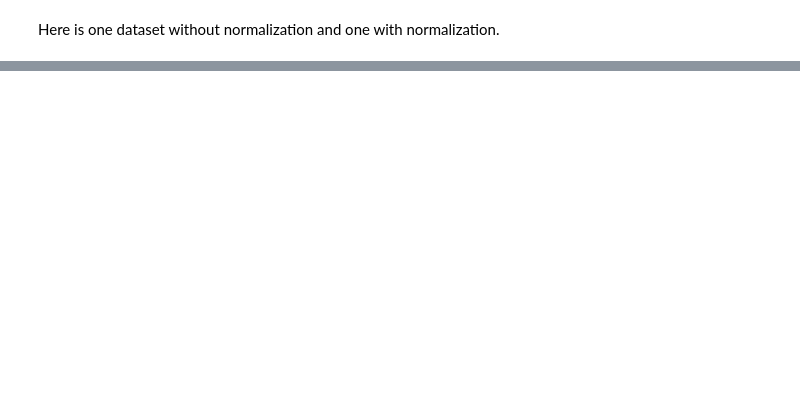
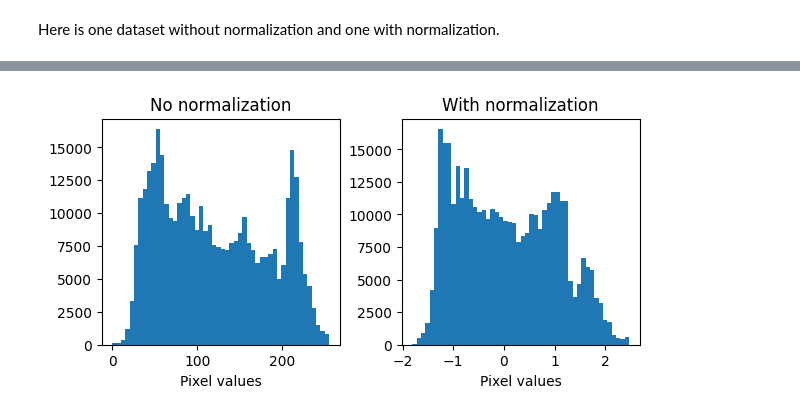
Before and after one commit to kevin-allen/unetTracker, a Jupyter notebook: tracking_project_notebooks/03_data_normalization.ipynb, the cells around one changed output, grey strips where cells are left out. Saved outputs shown, nothing was run; the diff lists cells and outputs as text; code cells hidden in the pictures; blank space fills up the shorter version.

```diff
--- a/tracking_project_notebooks/03_data_normalization.ipynb
+++ b/tracking_project_notebooks/03_data_normalization.ipynb
@@ -108,0 +118,11 @@ Clipping input data to the valid range for imshow with RGB data ([0..1] for floa
+# %%
+fig,ax = plt.subplots(1,2,figsize=(6,3),layout="constrained")
+ax[0].hist(imgNoNorm.flatten(),bins=50)
+ax[0].set_xlabel("Pixel values")
+ax[0].set_title("No normalization")
+ax[1].hist(imgWithNorm.flatten(),bins=50)
+ax[1].set_xlabel("Pixel values")
+ax[1].set_title("With normalization")
+plt.show()
+# %% [output]
+[figure, added]
```
Also changed, not shown: parts of 9 cells of this notebook, 13 other files.
